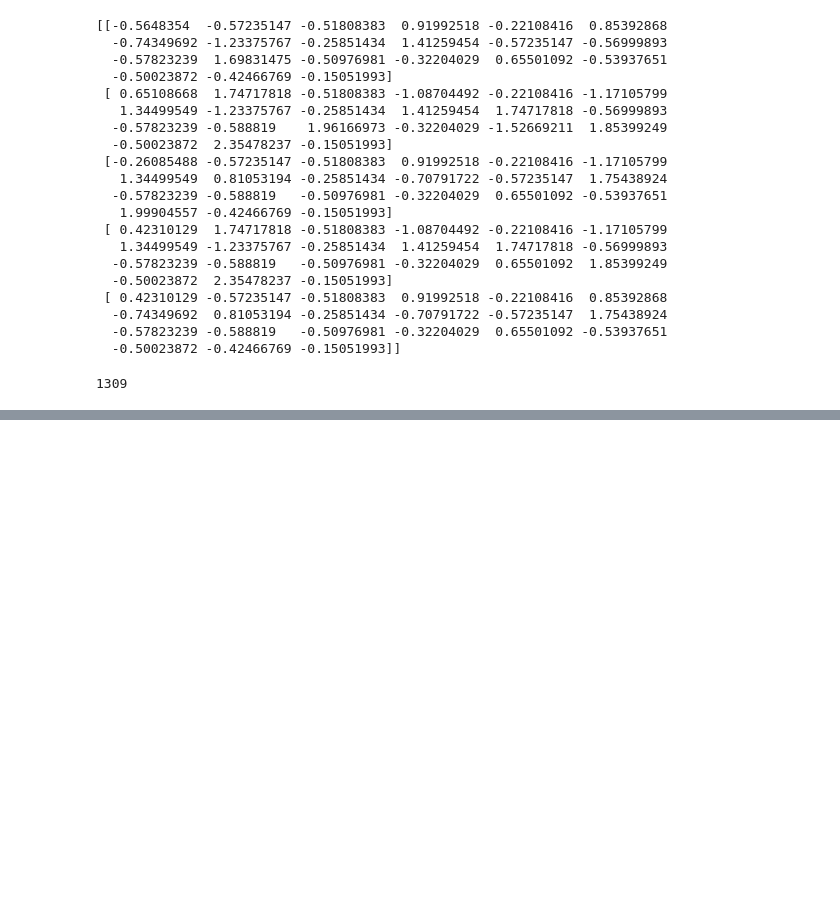
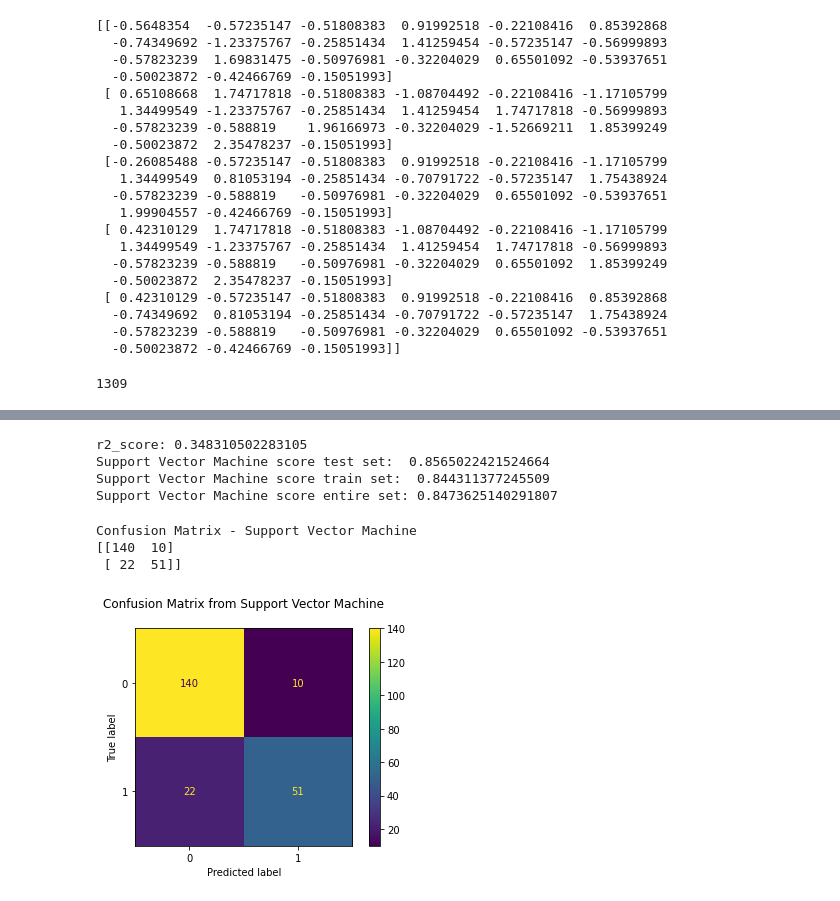
Before and after one commit to huddack20/Project4-ML-ETL, a Jupyter notebook: titanic_Supervised_Unsupervised.ipynb, the cells around one changed output, grey strips where cells are left out. Drawn from its saved outputs; the diff is of its cells as text; code cells hidden in the pictures; blank space fills up the shorter version.

```diff
--- a/titanic_ChangWoon.ipynb
+++ b/titanic_Supervised_Unsupervised.ipynb
@@ -970,0 +998,3 @@ array([[-0.5648354 , -0.57235147, -0.51808383, ..., -0.50023872,
+# %%
+y_train_super = np.array(train.Survived)
+print(len(y_train_super))
@@ -970,0 +1136,24 @@ array([[-0.5648354 , -0.57235147, -0.51808383, ..., -0.50023872,
+# %%
+print('r2_score:', r2_score(y_test_lg, prediction3))
+
+print('Support Vector Machine score test set: ', clf3.score(X_test_lg, y_test_lg))
+print('Support Vector Machine score train set: ', clf3.score(X_train_lg, y_train_lg))
+print('Support Vector Machine score entire set:', clf3.score(X_train_super, y_train_super))
+# %% [output]
+r2_score: 0.348310502283105
+Support Vector Machine score test set:  0.8565022421524664
+Support Vector Machine score train set:  0.844311377245509
+Support Vector Machine score entire set: 0.8473625140291807
+# %%
+print('\n\nConfusion Matrix - Support Vector Machine')
+print(confusion_matrix(y_test_lg, prediction3))
+# %% [output]
+Confusion Matrix - Support Vector Machine
+[[140  10]
+ [ 22  51]]
+# %%
+plot_confusion_matrix(clf3, X_test_lg, y_test_lg)
+plt.title("Confusion Matrix from Support Vector Machine\n")
+plt.show()
+# %% [output]
+[figure, added]
```
Also changed, not shown: parts of 77 cells of this notebook.
